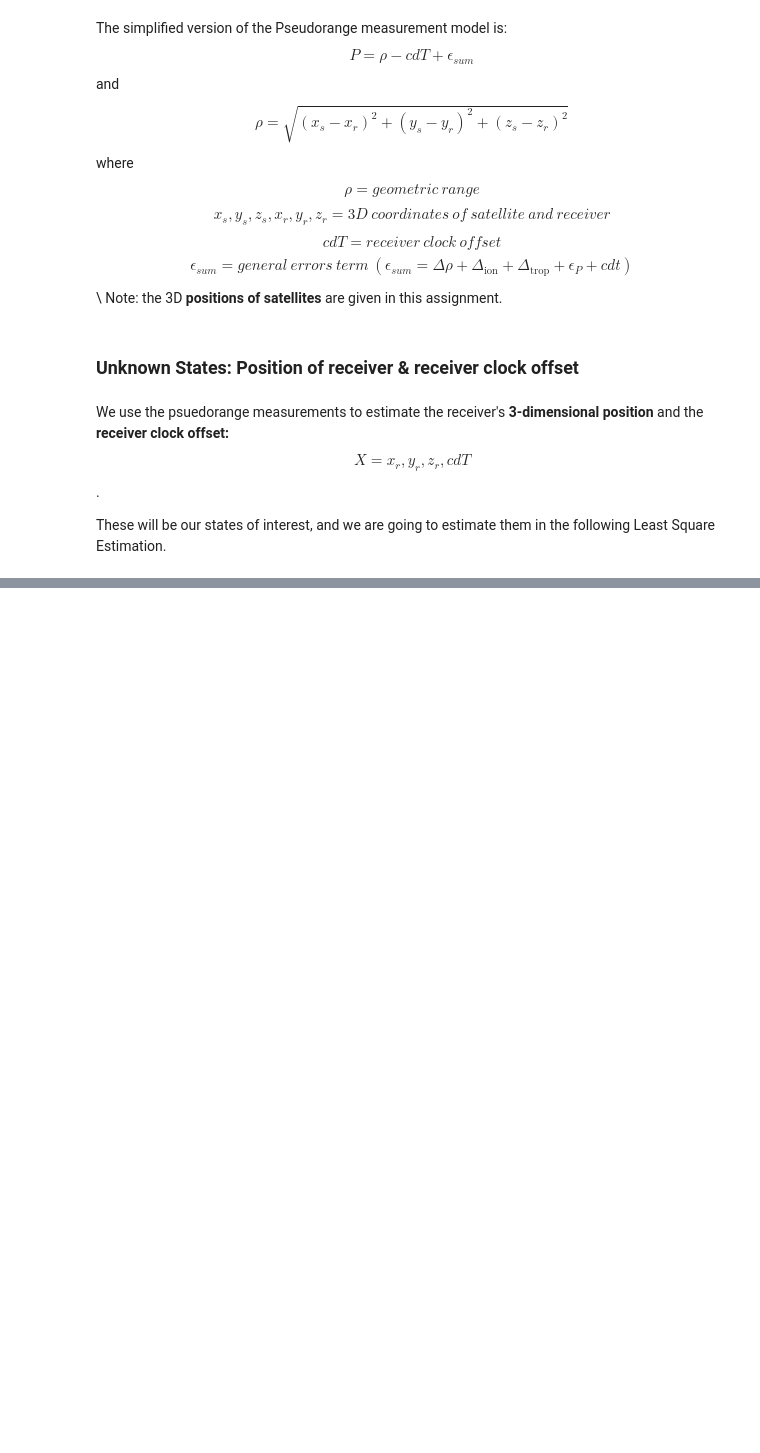
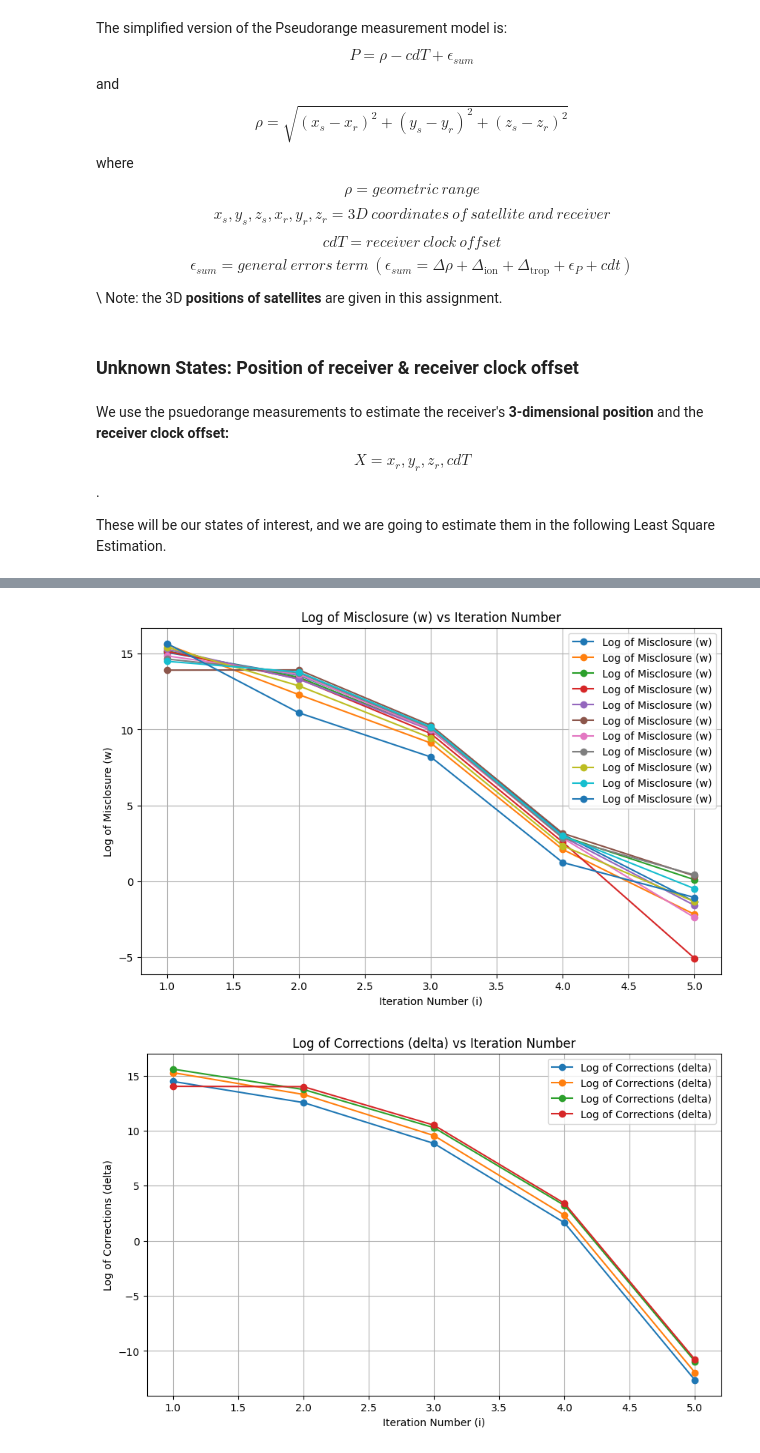
Before and after one commit to elviskwakunyarko/ENGG680_2024_fall, a Jupyter notebook: Lab Assignment 2/Assignment2.ipynb, the cells around one changed output, grey strips where cells are left out. Cells and saved outputs as stored; diff of their text form; code cells hidden in the pictures; blank space fills up the shorter version.

```diff
--- a/Lab Assignment 2/Assignment2.ipynb
+++ b/Lab Assignment 2/Assignment2.ipynb
@@ -225,13 +507,19 @@ GroundTruth=np.array([-1633489.37967725,	-3651627.18250363,	4952481.61954918])
 # step 6
 # initialize the corrections array as ones, iteration loop counter i as zero and related arrays
 # (2 mark)
-delta = #...
-i = #...
-arr_w = []
-arr_delta=[]
-arr_err_pos = []
-arr_i = []
-x_hat = x_0.copy()
+
+# Corrections array initialized as ones (size m)
+delta = np.ones(m)
+
+# Iteration counter initialized to zero
+i = 0
+
+# Initialize empty lists for storing values during iteration
+arr_w = []        # To store weight matrices or results during iterations
+arr_delta = []    # To store corrections (delta) at each iteration
+arr_err_pos = []  # To store position error at each iteration
+arr_i = []        # To store the iteration indices
+x_hat = x_0.copy()  # Copy the initial state vector (x_0)
 # %%
 # step 7
 # define a function called euclidean_norm, which computes the geometric distances between satellites and receiver
@@ -331,14 +709,42 @@ after the LSE convergence to the console.
 # %%
 # step 12
 # Using the imported matplotlib, plot the following (3 marks in total). Make sure to include proper axes information, legend, grid lines and title.
+import matplotlib.pyplot as plt
+import numpy as np
 
+# Plotting the following:
 # 1. Plot log of the misclosure w against the LSQ iteration number i
 # (1 marks)
-
+plt.figure(figsize=(10, 6))
+plt.plot(arr_i, np.log(np.abs(arr_w)), label='Log of Misclosure (w)', marker='o')
+plt.xlabel('Iteration Number (i)')
+plt.ylabel('Log of Misclosure (w)')
+plt.title('Log of Misclosure (w) vs Iteration Number')
+plt.grid(True)
+plt.legend()
+plt.show()
 
 # 2. Plot log of the corrections delta against the LSQ iteration number i
 # (1 marks)
-
+plt.figure(figsize=(10, 6))
+plt.plot(arr_i, np.log(np.abs(arr_delta)), label='Log of Corrections (delta)', marker='o')
+plt.xlabel('Iteration Number (i)')
+plt.ylabel('Log of Corrections (delta)')
+plt.title('Log of Corrections (delta) vs Iteration Number')
+plt.grid(True)
+plt.legend()
+plt.show()
 
 # 3. Plot log of the 3D position errors against the LSQ iteration number i
 # (1 marks)
+plt.figure(figsize=(10, 6))
+plt.plot(arr_i, np.log(np.abs(arr_err_pos)), label='Log of 3D Position Errors', marker='o')
+plt.xlabel('Iteration Number (i)')
+plt.ylabel('Log of 3D Position Errors')
+plt.title('Log of 3D Position Errors vs Iteration Number')
+plt.grid(True)
+plt.legend()
+plt.show()
+# %% [output]
+[figure, added]
+[figure, added]
```
Also changed, not shown: parts of 34 cells of this notebook.
